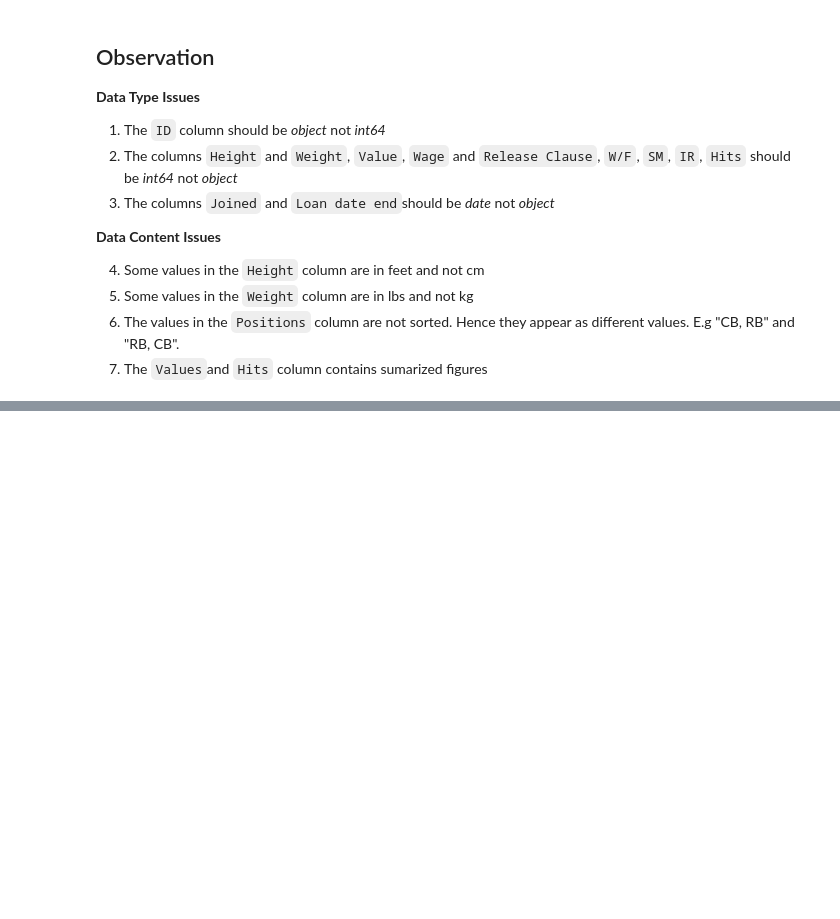
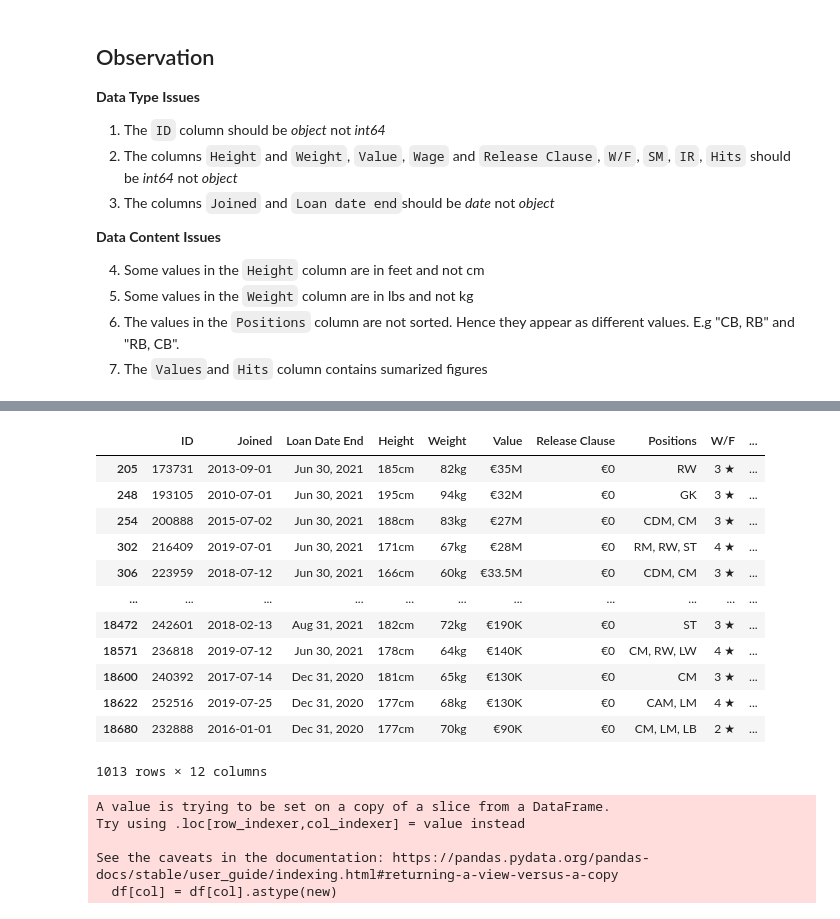
Before and after one commit to AkintolaOlasubomi/-Datacleaningchallenge, a Jupyter notebook: Datacleaningchallenge.ipynb, the cells around one changed output, grey strips where cells are left out. Saved outputs shown, nothing was run; the diff lists cells and outputs as text; code cells hidden in the pictures; blank space fills up the shorter version.

```diff
--- a/Datacleaningchallenge.ipynb
+++ b/Datacleaningchallenge.ipynb
@@ -246,0 +340,24 @@ print(fifa_df[~fifa_df['Release Clause'].str.contains('€')].shape[0])
+# %%
+fifa_dirty[~fifa_dirty['Loan Date End'].isna()]
+# %% [output]
+|  | ID | Joined | Loan Date End | Height | Weight | Value | Release Clause | Positions | W/F | ... |
+| 205 | 173731 | 2013-09-01 | Jun 30, 2021 | 185cm | 82kg | €35M | €0 | RW | 3 ★ | ... |
+| 248 | 193105 | 2010-07-01 | Jun 30, 2021 | 195cm | 94kg | €32M | €0 | GK | 3 ★ | ... |
+| 254 | 200888 | 2015-07-02 | Jun 30, 2021 | 188cm | 83kg | €27M | €0 | CDM, CM | 3 ★ | ... |
+| 302 | 216409 | 2019-07-01 | Jun 30, 2021 | 171cm | 67kg | €28M | €0 | RM, RW, ST | 4 ★ | ... |
+| 306 | 223959 | 2018-07-12 | Jun 30, 2021 | 166cm | 60kg | €33.5M | €0 | CDM, CM | 3 ★ | ... |
+| ... | ... | ... | ... | ... | ... | ... | ... | ... | ... | ... |
+| 18472 | 242601 | 2018-02-13 | Aug 31, 2021 | 182cm | 72kg | €190K | €0 | ST | 3 ★ | ... |
+| 18571 | 236818 | 2019-07-12 | Jun 30, 2021 | 178cm | 64kg | €140K | €0 | CM, RW, LW | 4 ★ | ... |
+| 18600 | 240392 | 2017-07-14 | Dec 31, 2020 | 181cm | 65kg | €130K | €0 | CM | 3 ★ | ... |
+| 18622 | 252516 | 2019-07-25 | Dec 31, 2020 | 177cm | 68kg | €130K | €0 | CAM, LM | 4 ★ | ... |
+| 18680 | 232888 | 2016-01-01 | Dec 31, 2020 | 177cm | 70kg | €90K | €0 | CM, LM, LB | 2 ★ | ... |
+1013 rows × 12 columns
+# %%
+changetype(fifa_dirty, 'Loan Date End', 'datetime64')
+# %% [output]
+A value is trying to be set on a copy of a slice from a DataFrame.
+Try using .loc[row_indexer,col_indexer] = value instead
+
+See the caveats in the documentation: https://pandas.pydata.org/pandas-docs/stable/user_guide/indexing.html#returning-a-view-versus-a-copy
+  df[col] = df[col].astype(new)
```
Also changed, not shown: parts of 31 cells of this notebook.
